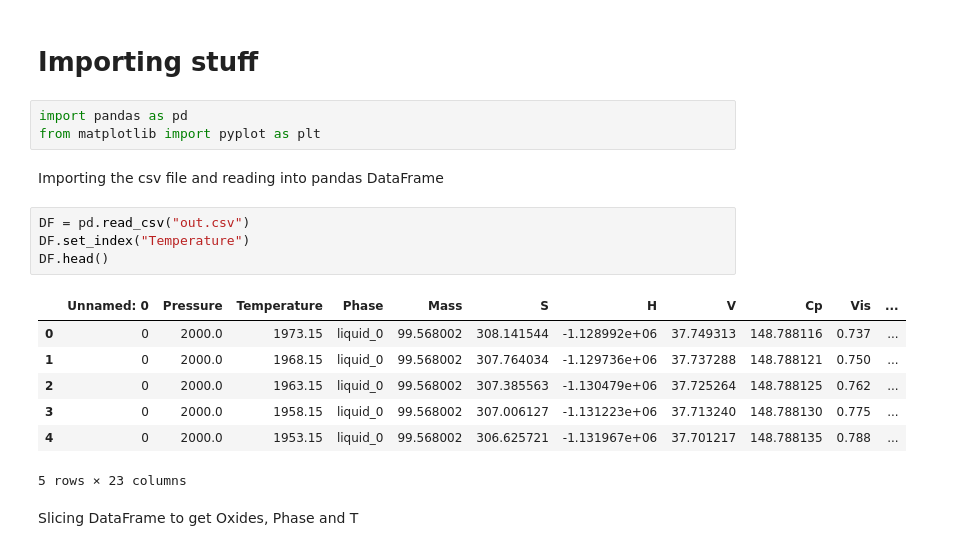
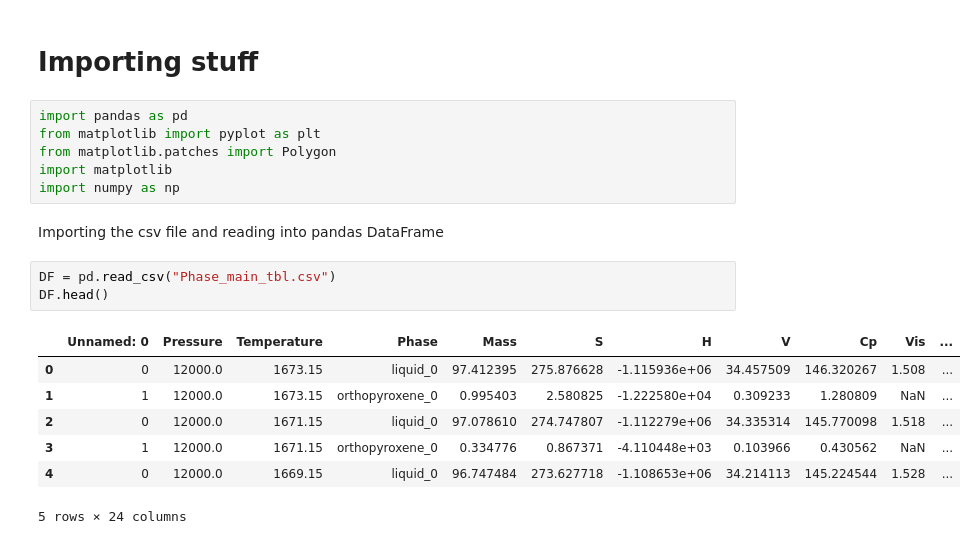
Before and after one commit to pritamd47/alphameltsData, a Jupyter notebook: DataAnalysis.ipynb, the cells around one changed output. Drawn from its saved outputs; the diff is of its cells as text.

```diff
--- a/DataAnalysis.ipynb
+++ b/DataAnalysis.ipynb
@@ -3,19 +3,19 @@
 # %%
 import pandas as pd
 from matplotlib import pyplot as plt
+from matplotlib.patches import Polygon
+import matplotlib
+import numpy as np
 # %% [markdown]
 Importing the csv file and reading into pandas DataFrame
 # %%
-DF = pd.read_csv("out.csv")
-DF.set_index("Temperature")
+DF = pd.read_csv("Phase_main_tbl.csv")
 DF.head()
 # %% [output]
 |  | Unnamed: 0 | Pressure | Temperature | Phase | Mass | S | H | V | Cp | Vis | ... |
-| 0 | 0 | 2000.0 | 1973.15 | liquid_0 | 99.568002 | 308.141544 | -1.128992e+06 | 37.749313 | 148.788116 | 0.737 | ... |
-| 1 | 0 | 2000.0 | 1968.15 | liquid_0 | 99.568002 | 307.764034 | -1.129736e+06 | 37.737288 | 148.788121 | 0.750 | ... |
-| 2 | 0 | 2000.0 | 1963.15 | liquid_0 | 99.568002 | 307.385563 | -1.130479e+06 | 37.725264 | 148.788125 | 0.762 | ... |
-| 3 | 0 | 2000.0 | 1958.15 | liquid_0 | 99.568002 | 307.006127 | -1.131223e+06 | 37.713240 | 148.788130 | 0.775 | ... |
-| 4 | 0 | 2000.0 | 1953.15 | liquid_0 | 99.568002 | 306.625721 | -1.131967e+06 | 37.701217 | 148.788135 | 0.788 | ... |
+| 0 | 0 | 12000.0 | 1673.15 | liquid_0 | 97.412395 | 275.876628 | -1.115936e+06 | 34.457509 | 146.320267 | 1.508 | ... |
+| 1 | 1 | 12000.0 | 1673.15 | orthopyroxene_0 | 0.995403 | 2.580825 | -1.222580e+04 | 0.309233 | 1.280809 | NaN | ... |
+| 2 | 0 | 12000.0 | 1671.15 | liquid_0 | 97.078610 | 274.747807 | -1.112279e+06 | 34.335314 | 145.770098 | 1.518 | ... |
+| 3 | 1 | 12000.0 | 1671.15 | orthopyroxene_0 | 0.334776 | 0.867371 | -4.110448e+03 | 0.103966 | 0.430562 | NaN | ... |
+| 4 | 0 | 12000.0 | 1669.15 | liquid_0 | 96.747484 | 273.627718 | -1.108653e+06 | 34.214113 | 145.224544 | 1.528 | ... |
-5 rows × 23 columns
+5 rows × 24 columns
-# %% [markdown]
-Slicing DataFrame to get Oxides, Phase and T
```
Also changed, not shown: parts of 10 cells of this notebook, 2 other files.
